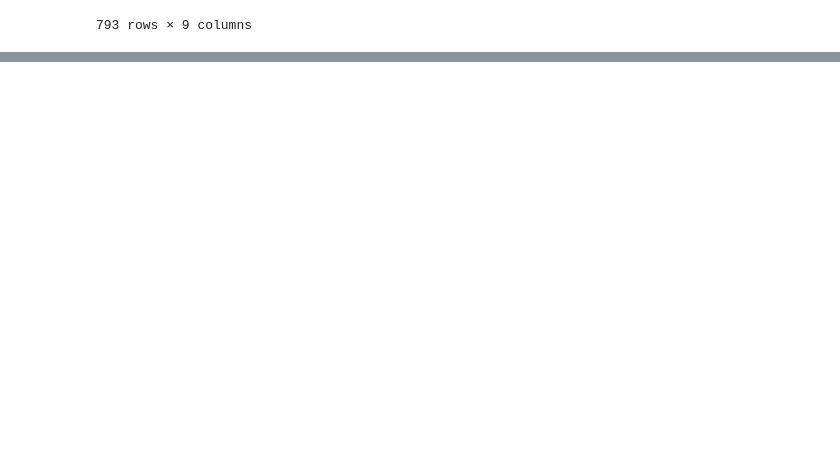
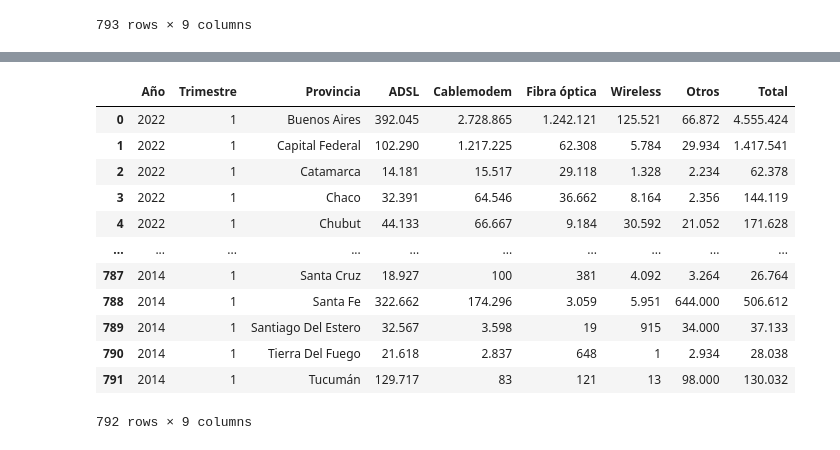
Before and after one commit to Galo0000/Analitics_Proyect, a Jupyter notebook: otro.ipynb, the cells around one changed output, grey strips where cells are left out. Cells and saved outputs as stored; diff of their text form; code cells hidden in the pictures; blank space fills up the shorter version.

```diff
--- a/otro.ipynb
+++ b/otro.ipynb
@@ -56,0 +193,4 @@ df
+# %%
+df.dropna(inplace=True)
+# %%
+df[['Año','Trimestre']] = df[['Año','Trimestre']].astype(int)
@@ -56,0 +215,18 @@ df
+# %%
+columnas_afectadas = ['Año', 'Trimestre']
+df[columnas_afectadas] = df[columnas_afectadas].astype(str).apply(lambda x: x.str.replace('*', ''))
+df
+# %% [output]
+|  | Año | Trimestre | Provincia | ADSL | Cablemodem | Fibra óptica | Wireless | Otros | Total |
+| 0 | 2022 | 1 | Buenos Aires | 392.045 | 2.728.865 | 1.242.121 | 125.521 | 66.872 | 4.555.424 |
+| 1 | 2022 | 1 | Capital Federal | 102.290 | 1.217.225 | 62.308 | 5.784 | 29.934 | 1.417.541 |
+| 2 | 2022 | 1 | Catamarca | 14.181 | 15.517 | 29.118 | 1.328 | 2.234 | 62.378 |
+| 3 | 2022 | 1 | Chaco | 32.391 | 64.546 | 36.662 | 8.164 | 2.356 | 144.119 |
+| 4 | 2022 | 1 | Chubut | 44.133 | 66.667 | 9.184 | 30.592 | 21.052 | 171.628 |
+| ... | ... | ... | ... | ... | ... | ... | ... | ... | ... |
+| 787 | 2014 | 1 | Santa Cruz | 18.927 | 100 | 381 | 4.092 | 3.264 | 26.764 |
+| 788 | 2014 | 1 | Santa Fe | 322.662 | 174.296 | 3.059 | 5.951 | 644.000 | 506.612 |
+| 789 | 2014 | 1 | Santiago Del Estero | 32.567 | 3.598 | 19 | 915 | 34.000 | 37.133 |
+| 790 | 2014 | 1 | Tierra Del Fuego | 21.618 | 2.837 | 648 | 1 | 2.934 | 28.038 |
+| 791 | 2014 | 1 | Tucumán | 129.717 | 83 | 121 | 13 | 98.000 | 130.032 |
+792 rows × 9 columns
```
Also changed, not shown: parts of 15 cells of this notebook, 6 other files.
